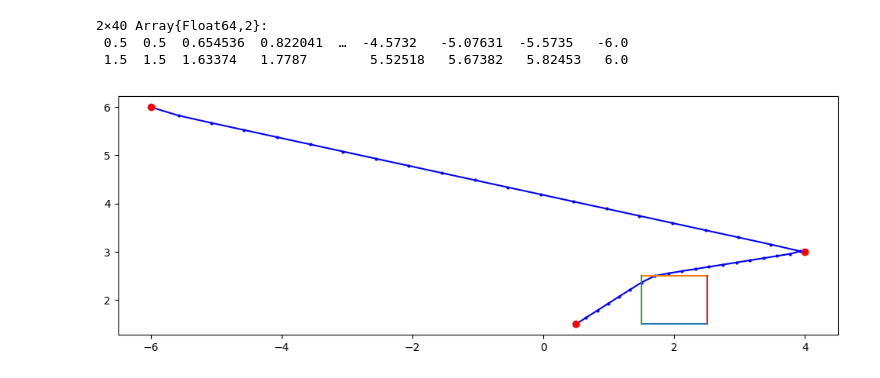
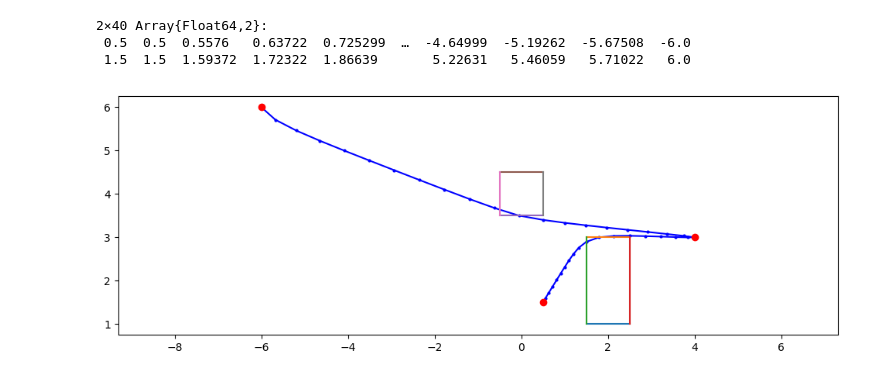
Before and after one commit to KaranTalreja/Hovercraft3D, a Jupyter notebook: HoverCraftTimeOpt.ipynb, the cells around one changed output. Cells and saved outputs as stored; diff of their text form; code cells hidden in the pictures.

Commit message:
Made obstacle avoidance and plotting code generic

```diff
--- a/HoverCraftTimeOpt.ipynb
+++ b/HoverCraftTimeOpt.ipynb
@@ -29,7 +39,7 @@ using Mosek, Cbc
     @variable(m, x[1:2,1:T[k]])  # resulting position
     @variable(m, v[1:2,1:T[k]])  # resulting velocity
     @variable(m, u[1:2,1:T[k]])  # thruster input
-    @variable(m, obstacle[1:4,1:T[k]], Bin)
+    @variable(m, obstacle[1:ko,1:4,1:T[k]], Bin)
     vMax = 0.5
     # satisfy the dynamics (with zero initial velocity)
     @constraint(m, v[:,1] .== [0;0])
@@ -39,11 +49,15 @@ using Mosek, Cbc
         @constraint(m, v[:,t+1] .== v[:,t] + u[:,t])
     end
 
+    # Avoid all obstacles
+    for o in 1:ko
+        for t in 1:T[k]-1
+            @constraint(m, A*x[:,t] .<= bo[:,o] .+ 1000*obstacle[o,:,t])
+            @constraint(m, sum(obstacle[o,i,t] for i in 1:4) <= 3)
+        end
+    end
+
     # hit all the waypoints
-    for t in 1:T[k]-1
-        @constraint(m, A*x[:,t] .<= b .+ 1000*obstacle[:,t])
-        @constraint(m, sum(obstacle[i,t] for i in 1:4) <= 3)
-    end
     for t in [1 k]
         @constraint(m, x[:,T[t]] .== xw[:,t])
     end
@@ -51,28 +65,38 @@ using Mosek, Cbc
     for t in 1:T[k]
         @constraint(m, sum(v[:,t].^2) <= vMax)
     end
-
     # minimize 2-norm (THIS IS LEAST-SQUARES)
-    λ = 100
-    β = 10
+    λ = 100/1
+    β = 100/100
     @objective(m, Min, sum(u.^2) + λ*sum((x[:,T[2:k]]-xw[:,2:k]).^2) + β*sum((sum((v[:,t] .- vMax).^2 for t in 2:T[k]))))
     solve(m)
     xopt=getvalue(x)
 # %% [output]
 2×40 Array{Float64,2}:
- 0.5  0.5  0.654536  0.822041  …  -4.5732   -5.07631  -5.5735   -6.0
- 1.5  1.5  1.63374   1.7787        5.52518   5.67382   5.82453   6.0
+ 0.5  0.5  0.5576   0.63722  0.725299  …  -4.64999  -5.19262  -5.67508  -6.0
+ 1.5  1.5  1.59372  1.72322  1.86639       5.22631   5.46059   5.71022   6.0
-# %%
-using PyPlot
-figure(figsize=(12,4))
-plot( xopt[1,:][:], xopt[2,:][:], "b.-", markersize=4 )
-plot( xw[1,:], xw[2,:], "r.", markersize=12 )
-plot(linspace(1.5,2.5,10),0.*linspace(1.5,2.5,10) .+ 1.5)
-plot(linspace(1.5,2.5,10),0.*linspace(1.5,2.5,10) .+ 2.5)
-plot(0.*linspace(1.5,2.5,10) .+ 1.5,linspace(1.5,2.5,10))
-plot(0.*linspace(1.5,2.5,10) .+ 2.5,linspace(1.5,2.5,10));
-# %% [output]
-[figure, removed]
+# %%
+using PyPlot
+figure(figsize=(12,4))
+plot( xopt[1,:][:], xopt[2,:][:], "b.-", markersize=4 )
+plot( xw[1,:], xw[2,:], "r.", markersize=12 )
+
+for o in 1:ko
+    # lower and upper lines
+    plot(linspace(xo[1,o] - bbo[1,o],xo[1,o] + bbo[1,o],10),
+        0.*linspace(xo[1,o] - bbo[1,o],xo[1,o] + bbo[1,o],10) .+ (xo[2,o] - bbo[2,o]))
+    plot(linspace(xo[1,o] - bbo[1,o],xo[1,o] + bbo[1,o],10),
+        0.*linspace(xo[1,o] - bbo[1,o],xo[1,o] + bbo[1,o],10) .+ (xo[2,o] + bbo[2,o]))
+
+    # left and right lines
+    plot(0.*linspace(xo[2,o] - bbo[2,o],xo[2,o] + bbo[2,o],10) .+ (xo[1,o] - bbo[1,o]),
+        linspace(xo[2,o] - bbo[2,o],xo[2,o] + bbo[2,o],10))
+    plot(0.*linspace(xo[2,o] - bbo[2,o],xo[2,o] + bbo[2,o],10) .+ (xo[1,o] + bbo[1,o]),
+        linspace(xo[2,o] - bbo[2,o],xo[2,o] + bbo[2,o],10))
+end
+axis("equal");
+# %% [output]
+[figure, added]
 # %%
 getobjectivevalue(m)
 # %% [output]
```
Also changed, not shown: parts of 6 cells of this notebook.
